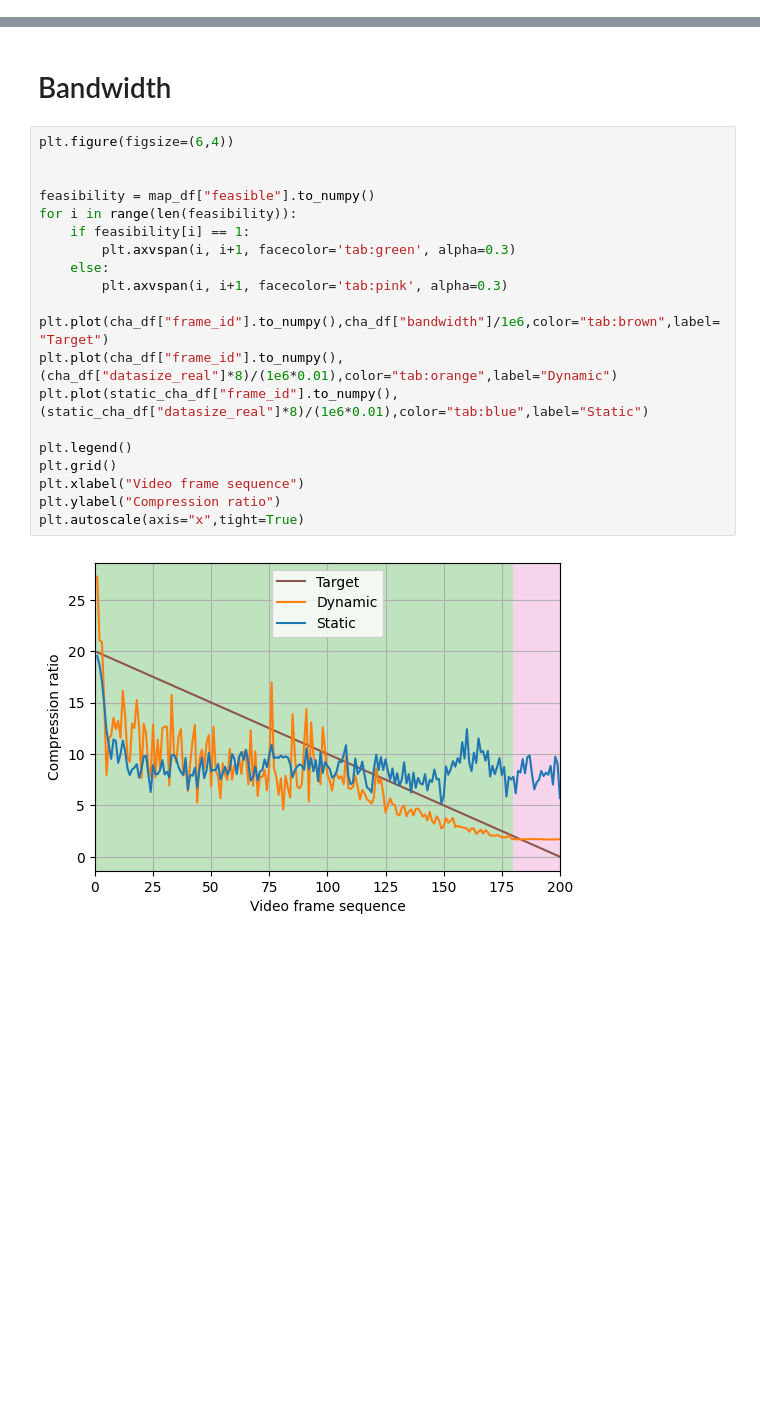
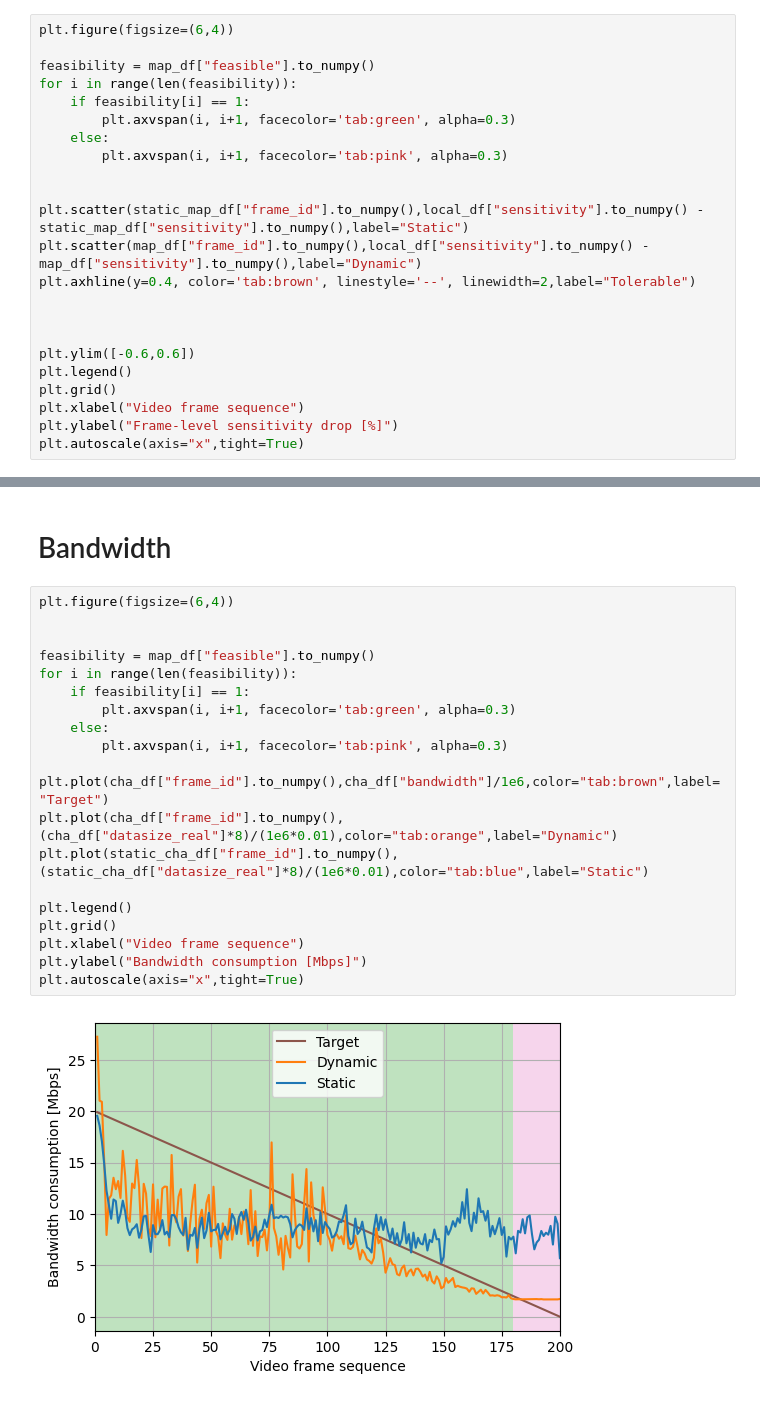
Before and after one commit to Rexyyj/split_DNN_framework, a Jupyter notebook: dynamic_framework/plots/map_drop.ipynb, the cells around one changed output, grey strips where cells are left out. Drawn from its saved outputs; the diff is of its cells as text; blank space fills up the shorter version.

```diff
--- a/dynamic_framework/plots/map_drop.ipynb
+++ b/dynamic_framework/plots/map_drop.ipynb
@@ -48,0 +49,23 @@ plt.autoscale(axis="x",tight=True)
+# %%
+plt.figure(figsize=(6,4))
+
+feasibility = map_df["feasible"].to_numpy()
+for i in range(len(feasibility)):
+    if feasibility[i] == 1:
+        plt.axvspan(i, i+1, facecolor='tab:green', alpha=0.3)
+    else:
+        plt.axvspan(i, i+1, facecolor='tab:pink', alpha=0.3)
+
+
+plt.scatter(static_map_df["frame_id"].to_numpy(),local_df["sensitivity"].to_numpy() - static_map_df["sensitivity"].to_numpy(),label="Static")
+plt.scatter(map_df["frame_id"].to_numpy(),local_df["sensitivity"].to_numpy() - map_df["sensitivity"].to_numpy(),label="Dynamic")
+plt.axhline(y=0.4, color='tab:brown', linestyle='--', linewidth=2,label="Tolerable")
+
+
+
+plt.ylim([-0.6,0.6])
+plt.legend()
+plt.grid()
+plt.xlabel("Video frame sequence")
+plt.ylabel("Frame-level sensitivity drop [%]")
+plt.autoscale(axis="x",tight=True)
@@ -81,22 +106,22 @@ plt.autoscale(axis="x",tight=True)
 # %%
 plt.figure(figsize=(6,4))
 
 
 feasibility = map_df["feasible"].to_numpy()
 for i in range(len(feasibility)):
     if feasibility[i] == 1:
         plt.axvspan(i, i+1, facecolor='tab:green', alpha=0.3)
     else:
         plt.axvspan(i, i+1, facecolor='tab:pink', alpha=0.3)
 
 plt.plot(cha_df["frame_id"].to_numpy(),cha_df["bandwidth"]/1e6,color="tab:brown",label="Target")
 plt.plot(cha_df["frame_id"].to_numpy(),(cha_df["datasize_real"]*8)/(1e6*0.01),color="tab:orange",label="Dynamic")
 plt.plot(static_cha_df["frame_id"].to_numpy(),(static_cha_df["datasize_real"]*8)/(1e6*0.01),color="tab:blue",label="Static")
 
 plt.legend()
 plt.grid()
 plt.xlabel("Video frame sequence")
-plt.ylabel("Compression ratio")
+plt.ylabel("Bandwidth consumption [Mbps]")
 plt.autoscale(axis="x",tight=True)
 # %% [output]
-[figure, old version]
+[figure, new version]
```
Also changed, not shown: parts of 5 cells of this notebook, 6 other files.
